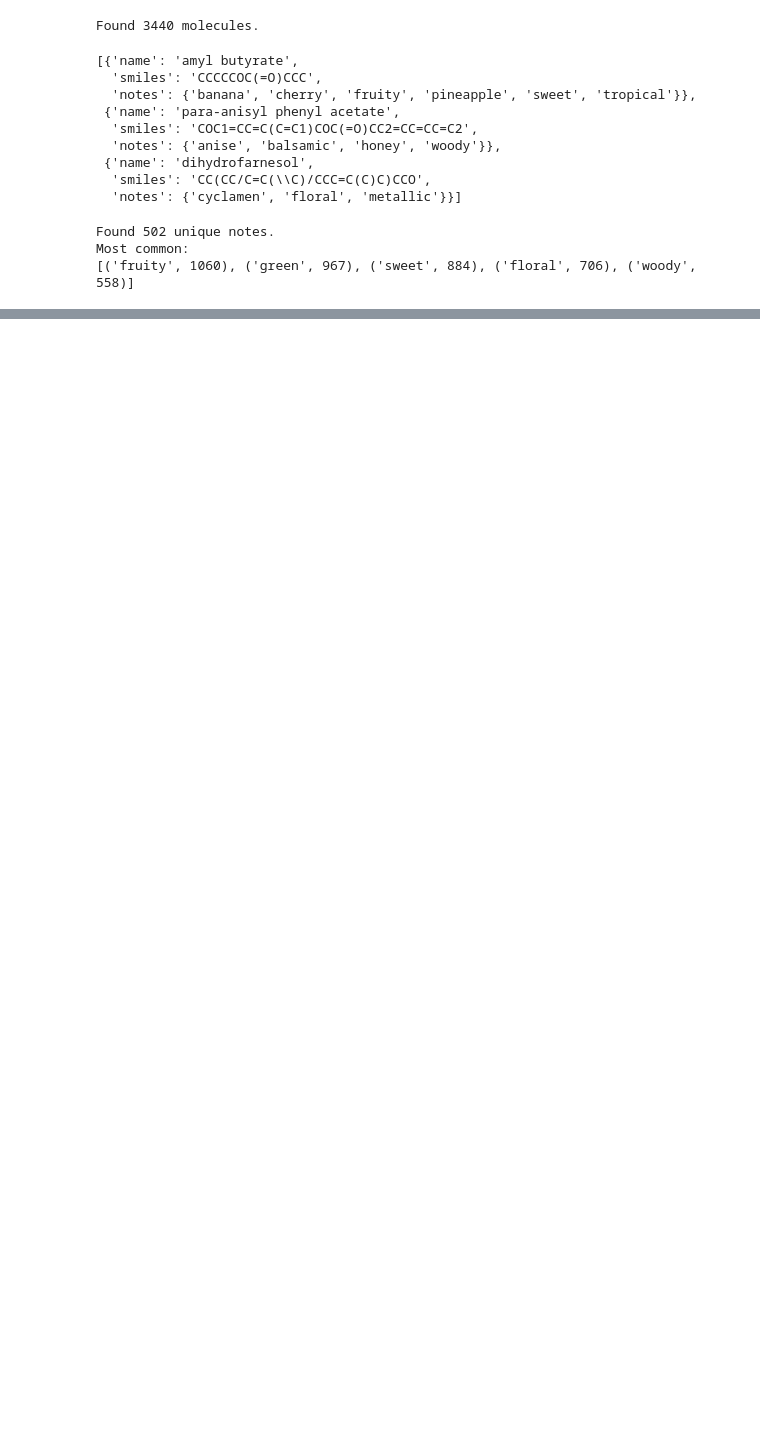
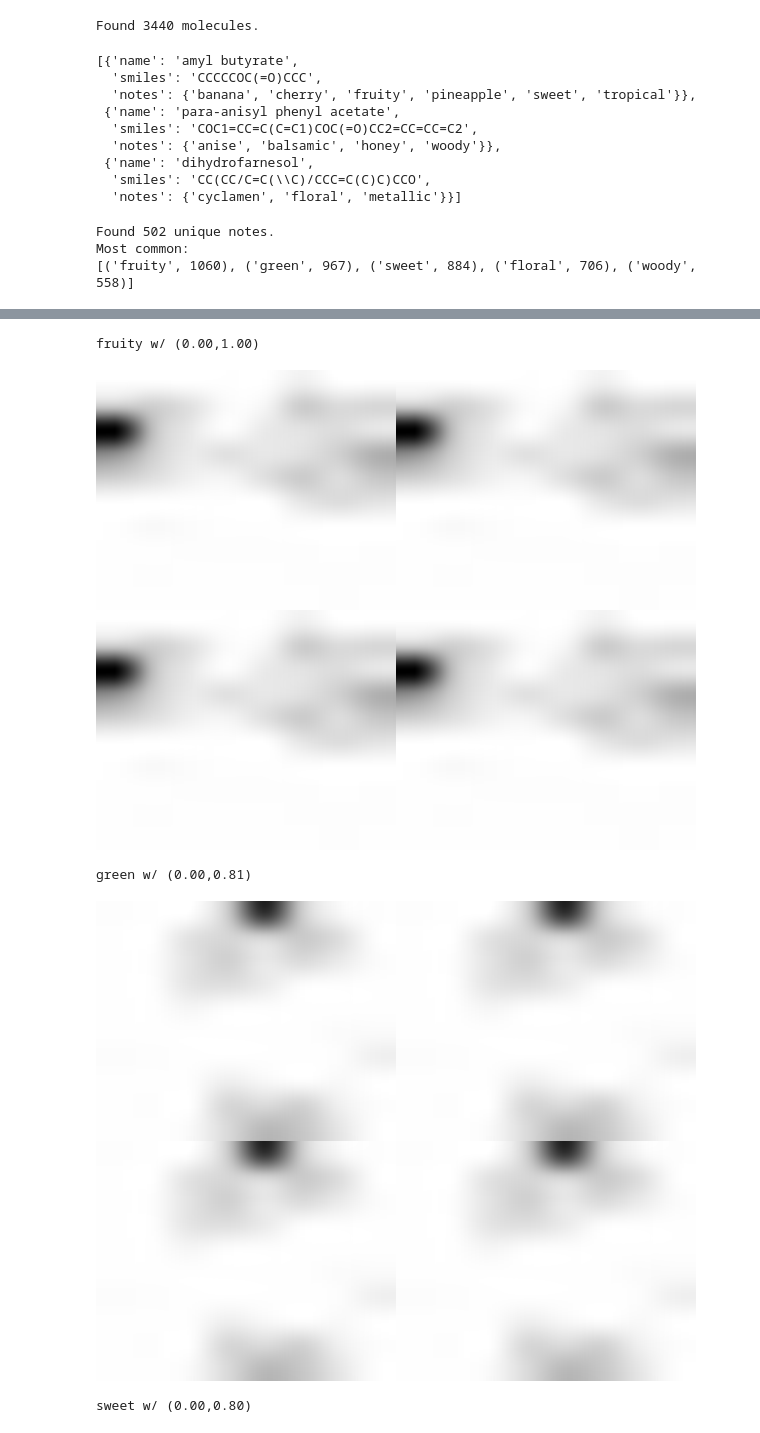
Before and after one commit to laurahsisson/aromap, a Jupyter notebook: chart.ipynb, the cells around one changed output, grey strips where cells are left out. Drawn from its saved outputs; the diff is of its cells as text; code cells hidden in the pictures; blank space fills up the shorter version.

```diff
--- a/chart.ipynb
+++ b/chart.ipynb
@@ -250,6 +280,12 @@ tile_pil(draw_bmus(make_rgb_pil(rgb_img, rsz,0),rsz,bmu_idxs),3,3)
 # %%
-for n,f in all_notes.most_common(10):
+for n,f in all_notes.most_common(3):
     activations = map.get_activations(multi_hot([n]))
     norm = normalize(activations)
     print(f"{n} w/ ({norm.min().numpy():.2f},{norm.max().numpy():.2f})")
     display(tile_pil(make_bw_pil(to_img_array(activations,True),30,0),2,2))
+# %% [output]
+fruity w/ (0.00,1.00)
+[figure, added]
+green w/ (0.00,0.81)
+[figure, added]
+sweet w/ (0.00,0.80)
```
Also changed, not shown: parts of 9 cells of this notebook.
